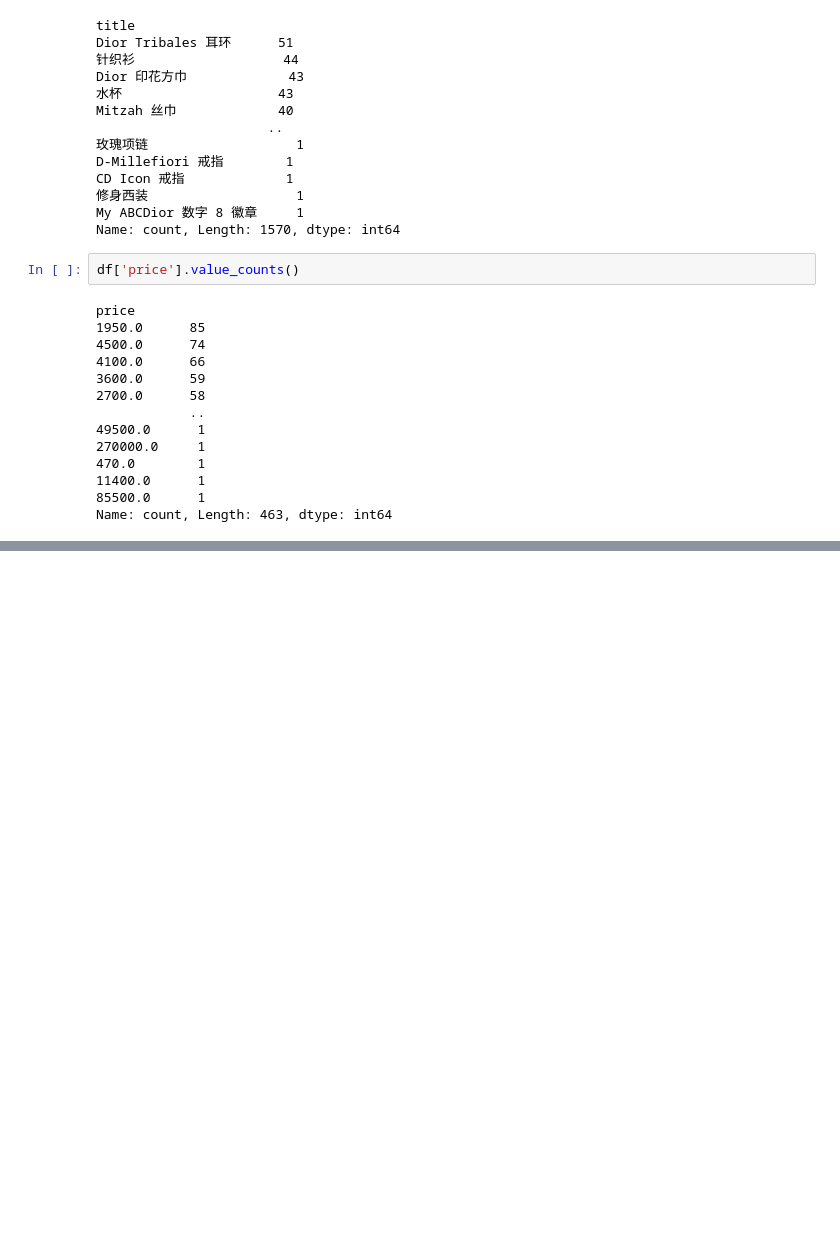
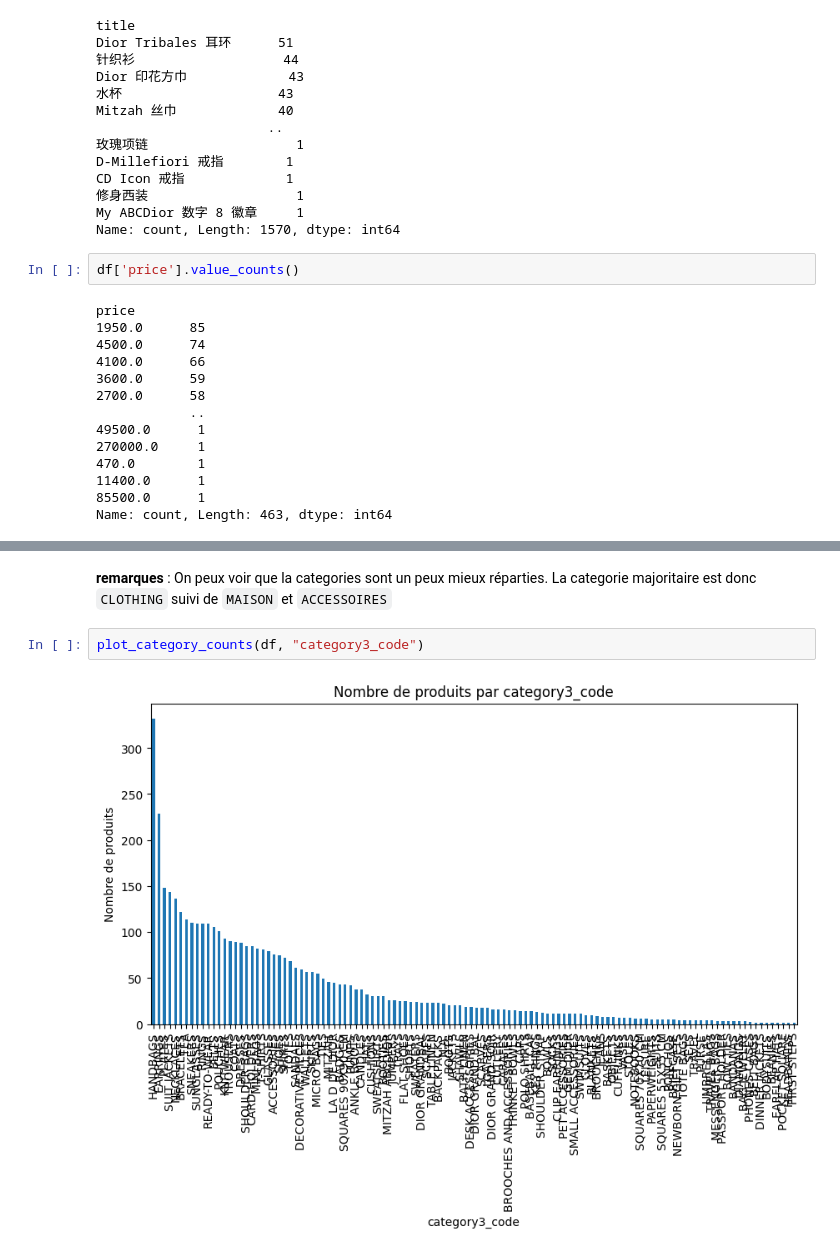
Before and after one commit to Chlooow/Projet-Apprentissage-Artificiel, a Jupyter notebook: notebooks/EDA.ipynb, the cells around one changed output, grey strips where cells are left out. Drawn from its saved outputs; the diff is of its cells as text; blank space fills up the shorter version.

```diff
--- a/notebooks/EDA.ipynb
+++ b/notebooks/EDA.ipynb
@@ -548,0 +554,6 @@ X[['title_romanized']].head(10)
+# %% [markdown]
+**remarques** : On peux voir que la categories sont un peux mieux réparties. La categorie majoritaire est donc `CLOTHING` suivi de `MAISON` et `ACCESSOIRES`
+# %%
+plot_category_counts(df, "category3_code")
+# %% [output]
+[figure, added]
```
Also changed, not shown: parts of 45 cells of this notebook, 12 other files.
